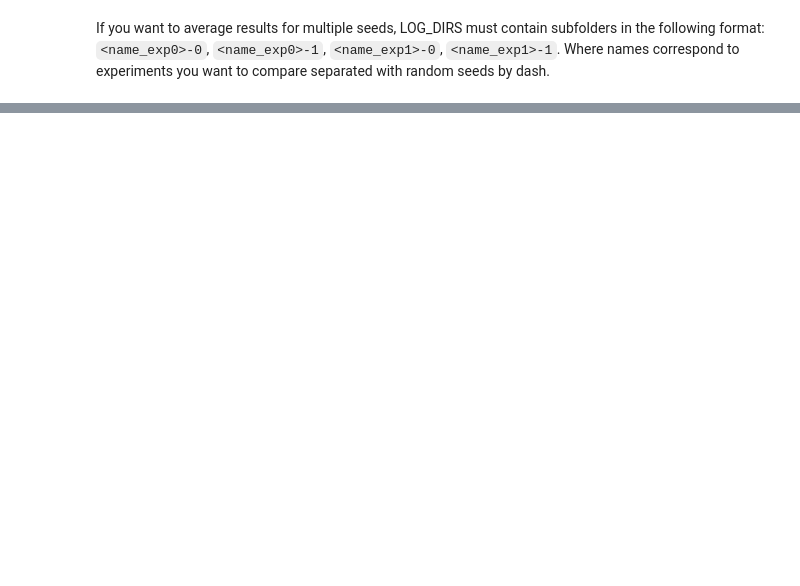
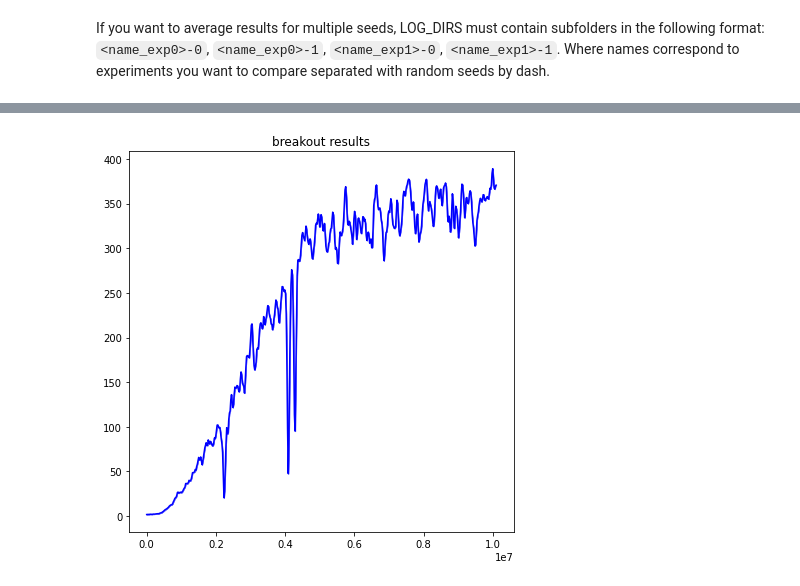
Before and after one commit to edjah/neuro140-final-project, a Jupyter notebook: pytorch-a2c-ppo-acktr-gail/visualize.ipynb, the cells around one changed output, grey strips where cells are left out. Drawn from its saved outputs; the diff is of its cells as text; code cells hidden in the pictures; blank space fills up the shorter version.

```diff
--- a/pytorch-a2c-ppo-acktr-gail/visualize.ipynb
+++ b/pytorch-a2c-ppo-acktr-gail/visualize.ipynb
@@ -25,0 +19,4 @@ pu.plot_results(results, average_group=True, shaded_std=False)
+# %%
+plot('breakout');
+# %% [output]
+[figure, added]
```
Also changed, not shown: parts of 8 cells of this notebook, 7 other files.
